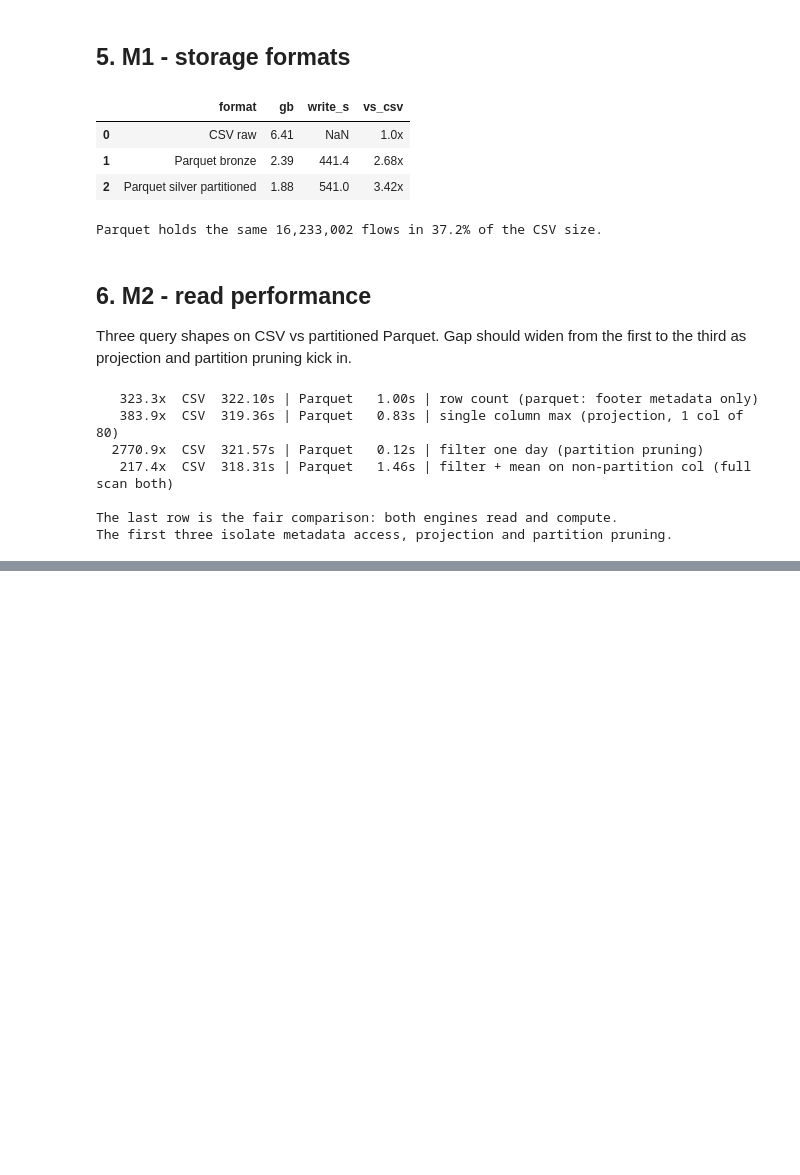
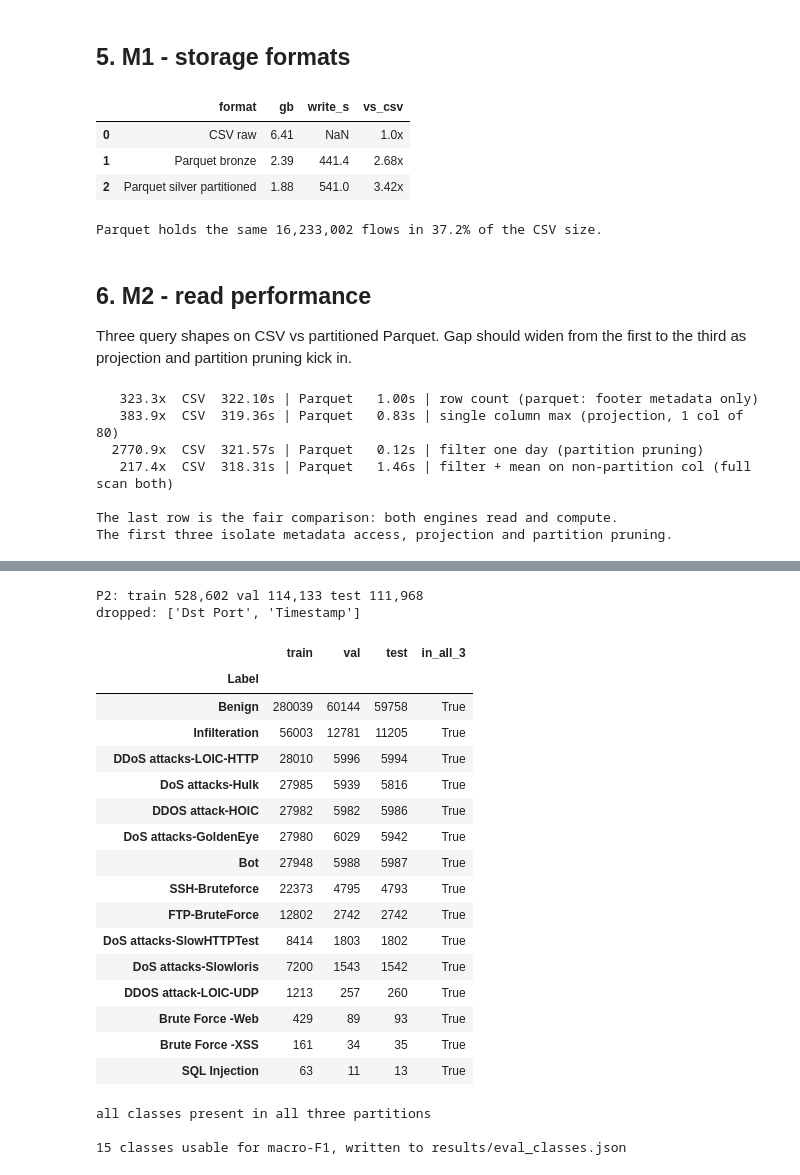
Before and after one commit to 2026255/2026255_integrated_ca_sem2, a Jupyter notebook: 01_BigData.ipynb, the cells around one changed output, grey strips where cells are left out. Drawn from its saved outputs; the diff is of its cells as text; code cells hidden in the pictures; blank space fills up the shorter version.

Commit message:
big data etl notebook 1 complete

```diff
--- a/01_BigData.ipynb
+++ b/01_BigData.ipynb
@@ -582,0 +650,70 @@ The first three isolate metadata access, projection and partition pruning.
+# %%
+# 7.3 P2 - within-day temporal split, leaky features dropped
+p2_base = sampled.dropDuplicates(
+    [c for c in sampled.columns if c not in ("ts", "capture_date")])
+
+day_order = Window.partitionBy("capture_date", "Label").orderBy("ts")
+p2_ranked = p2_base.withColumn("_pct", F.percent_rank().over(day_order))
+
+p2_train = p2_ranked.filter(F.col("_pct") <  0.70)
+p2_val   = p2_ranked.filter((F.col("_pct") >= 0.70) & (F.col("_pct") < 0.85))
+p2_test  = p2_ranked.filter(F.col("_pct") >= 0.85)
+
+drop_cols = [c for c in LEAKY if c in p2_ranked.columns] + ["_pct", "ts", "capture_date"]
+for name, d in [("train", p2_train), ("val", p2_val), ("test", p2_test)]:
+    d.drop(*drop_cols).write.mode("overwrite").parquet(str(GOLD / "p2_corrected" / name))
+
+print(f"P2: train {p2_train.count():,} val {p2_val.count():,} test {p2_test.count():,}")
+print(f"dropped: {[c for c in LEAKY if c in p2_ranked.columns]}")
+# %% [output]
+P2: train 528,602 val 114,133 test 111,968
+dropped: ['Dst Port', 'Timestamp']
+# %%
+# 7.3b check every class survived the split
+# Read the splits back from disk. p2_train/val/test are lazy - touching them
+# re-runs the sampling window
+# attacks come in bursts, so a time quantile cut can strand a rare class
+chk = []
+for name in ("train", "val", "test"):
+    d = spark.read.parquet(str(GOLD / "p2_corrected" / name))
+    chk.append(d.groupBy("Label").count().toPandas()
+                .set_index("Label")["count"].rename(name))
+
+coverage = pd.concat(chk, axis=1).fillna(0).astype(int)
+coverage["in_all_3"] = (coverage > 0).all(axis=1)
+display(coverage.sort_values("train", ascending=False))
+
+missing = coverage.index[~coverage["in_all_3"]].tolist()
+if missing:
+    print(f"\nnot in all three partitions: {missing}")
+    print("exclude these from the macro average, in P1 as well as P2,")
+    print("so the protocols are scored over the same class set")
+else:
+    print("\nall classes present in all three partitions")
+
+# save for notebook 02 so the macro average uses the same class set
+EVAL_CLASSES = sorted(coverage.index[coverage["in_all_3"]].tolist())
+(RESULTS / "eval_classes.json").write_text(json.dumps(
+    dict(eval_classes=EVAL_CLASSES, excluded=missing), indent=2))
+print(f"\n{len(EVAL_CLASSES)} classes usable for macro-F1, written to results/eval_classes.json")
+# %% [output]
+|  | train | val | test | in_all_3 |
+| Label |  |  |  |  |
+| Benign | 280039 | 60144 | 59758 | True |
+| Infilteration | 56003 | 12781 | 11205 | True |
+| DDoS attacks-LOIC-HTTP | 28010 | 5996 | 5994 | True |
+| DoS attacks-Hulk | 27985 | 5939 | 5816 | True |
+| DDOS attack-HOIC | 27982 | 5982 | 5986 | True |
+| DoS attacks-GoldenEye | 27980 | 6029 | 5942 | True |
+| Bot | 27948 | 5988 | 5987 | True |
+| SSH-Bruteforce | 22373 | 4795 | 4793 | True |
+| FTP-BruteForce | 12802 | 2742 | 2742 | True |
+| DoS attacks-SlowHTTPTest | 8414 | 1803 | 1802 | True |
+| DoS attacks-Slowloris | 7200 | 1543 | 1542 | True |
+| DDOS attack-LOIC-UDP | 1213 | 257 | 260 | True |
+| Brute Force -Web | 429 | 89 | 93 | True |
+| Brute Force -XSS | 161 | 34 | 35 | True |
+| SQL Injection | 63 | 11 | 13 | True |
+all classes present in all three partitions
+
+15 classes usable for macro-F1, written to results/eval_classes.json
```
Also changed, not shown: parts of 8 cells of this notebook.
